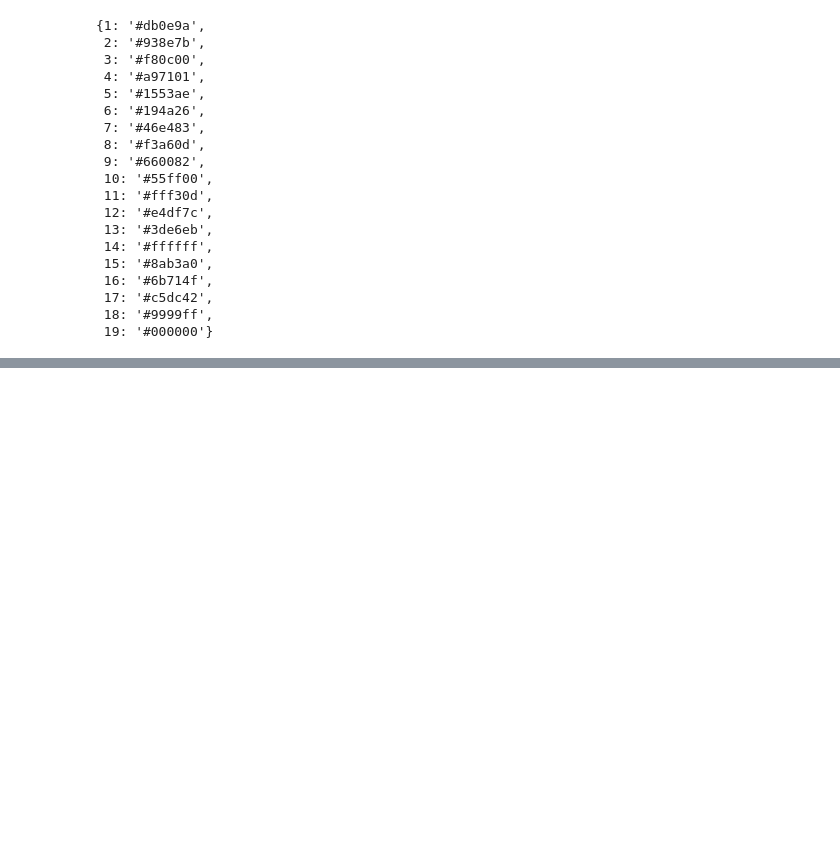
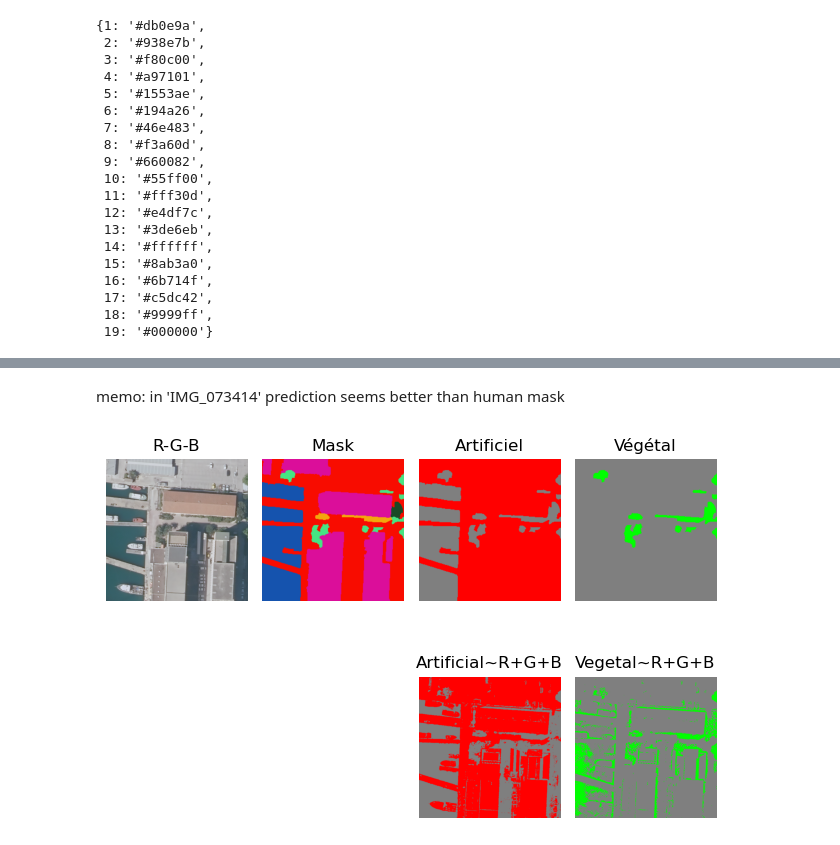
Before and after one commit to ChallengeDataTest/flairimages, a Jupyter notebook: src/explore.ipynb, the cells around one changed output, grey strips where cells are left out. Saved outputs shown, nothing was run; the diff lists cells and outputs as text; code cells hidden in the pictures; blank space fills up the shorter version.

```diff
--- a/src/explore.ipynb
+++ b/src/explore.ipynb
@@ -116,0 +342,66 @@ uint8
+# %% [markdown]
+memo: in 'IMG_073414' prediction seems better than human mask
+# %%
+# set seed for df.sample() to get reproducible results
+if False:
+    seed = 10041958
+    np.random.seed(seed)
+
+
+# select a random record from df
+# and extract the name, image and mask file paths.
+name, image_file, mask_file = df.sample().iloc[0][['name','image', 'mask']].values
+# print(name)
+# print(image_file)
+# print(mask_file)
+with rasterio.open(image_file) as src:
+    img = src.read()
+    img = np.moveaxis(img, 0, -1)
+with rasterio.open(mask_file) as src:
+    msk = src.read()
+    msk = np.moveaxis(msk, 0, -1)
+#
+plt.subplot(2,4,1)
+plt.imshow(img[:,:,:3])
+plt.title("R-G-B")
+plt.axis("off")
+#
+msk_palette = convert_to_class_rgb(arr_2d=msk[:,:,0], config=config)
+plt.subplot(2,4,2)
+plt.imshow(msk_palette)
+plt.title("Mask")
+plt.axis("off")
+#
+msk_artificiel = convert_to_artificiel_rgb(arr_2d=msk[:,:,0], conf=config)
+plt.subplot(2,4,3)
+plt.imshow(msk_artificiel)
+plt.title("Artificiel")
+plt.axis("off")
+#
+msk_vegetal = convert_to_vegetal_rgb(arr_2d=msk[:,:,0], conf=config)
+plt.subplot(2,4,4)
+plt.imshow(msk_vegetal)
+plt.title("Végétal")
+plt.axis("off")
+#
+
+reg_equation = 'Artificial~R+G+B'
+msk_pred = estimators[reg_equation].predict(img[:,:,:3].reshape(-1,3)).reshape(img.shape[:2])
+rgb_pred = artificial_to_rgb(conf=config, arr=msk_pred)
+plt.subplot(2,4,7)
+plt.imshow(rgb_pred)
+plt.title(reg_equation)
+plt.axis("off")
+#
+reg_equation = 'Vegetal~R+G+B'
+msk_pred = estimators[reg_equation].predict(img[:,:,:3].reshape(-1,3)).reshape(img.shape[:2])
+rgb_pred = vegetal_to_rgb(conf=config, arr=msk_pred)
+plt.subplot(2,4,8)
+plt.imshow(rgb_pred)
+plt.title(reg_equation)
+plt.axis("off")
+#
+plt.tight_layout()
+plt.show()
+# %% [output]
+[figure, added]
```
Also changed, not shown: parts of 12 cells of this notebook, 6 other files.
